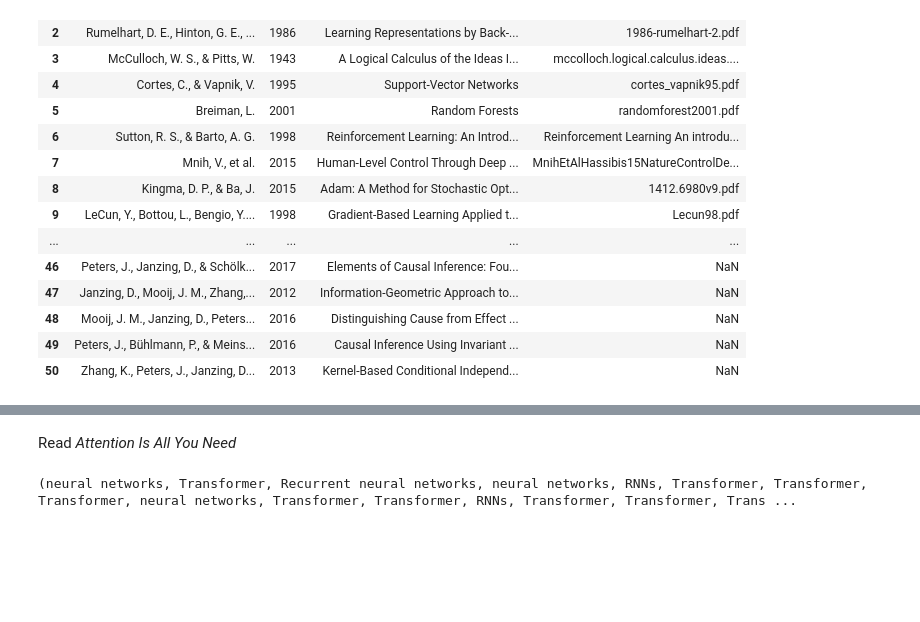
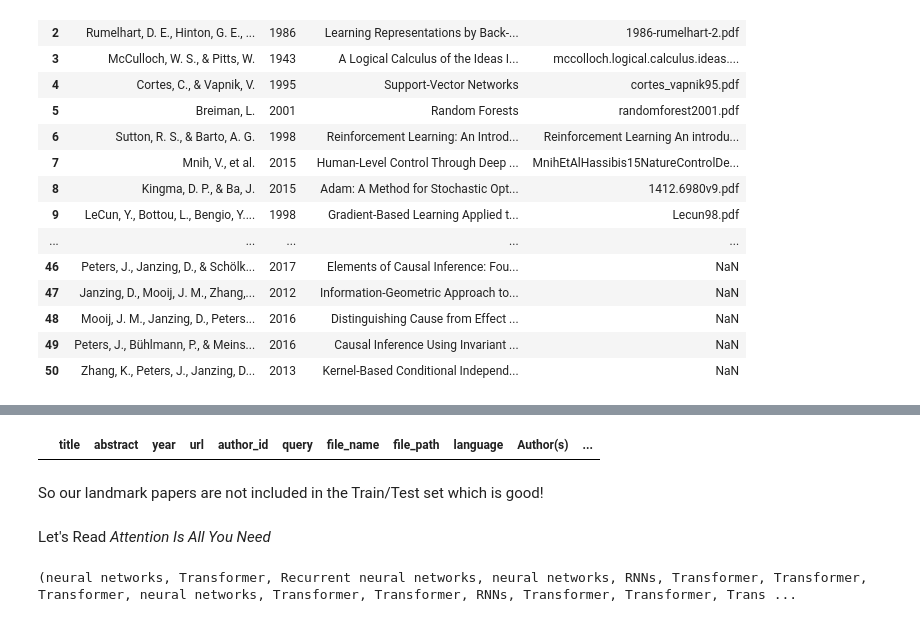
Before and after one commit to seyedrezamirkhani/ml-lncRNA, a Jupyter notebook: src/notebooks/part-04-finding-ML-methods-with-ML/15-test-model.ipynb, the cells around one changed output, grey strips where cells are left out. Saved outputs shown, nothing was run; the diff lists cells and outputs as text; code cells hidden in the pictures; blank space fills up the shorter version.

Commit message:
compared with landmark paper and added checks to make sure landmark papers were not used by the train/test set

```diff
--- a/src/notebooks/part-04-finding-ML-methods-with-ML/15-test-model.ipynb
+++ b/src/notebooks/part-04-finding-ML-methods-with-ML/15-test-model.ipynb
@@ -39,0 +42,4 @@ landmark_papers_df
+# %%
+data_df = pd.read_parquet(f'{DATA_FOLDER}detect_ml_models.parquet')
+data_df = data_df.dropna()
+data_df = data_df.query('language == "en"')
@@ -40,5 +62,11 @@ landmark_papers_df
+# %%
+pd.merge(data_df, landmark_papers_df, left_on='title', right_on='Title')
+# %% [output]
+|  | title | abstract | year | url | author_id | query | file_name | file_path | language | Author(s) | ... |
+# %% [markdown]
+So our landmark papers are not included in the Train/Test set which is good!
 # %% [markdown]
-Read *Attention Is All You Need*
+Let's Read *Attention Is All You Need*
 # %%
 file_path = f'{LANDMARK_FILES_FOLDER}NIPS-2017-attention-is-all-you-need-Paper.pdf'
 
```
Also changed, not shown: parts of 4 cells of this notebook.
